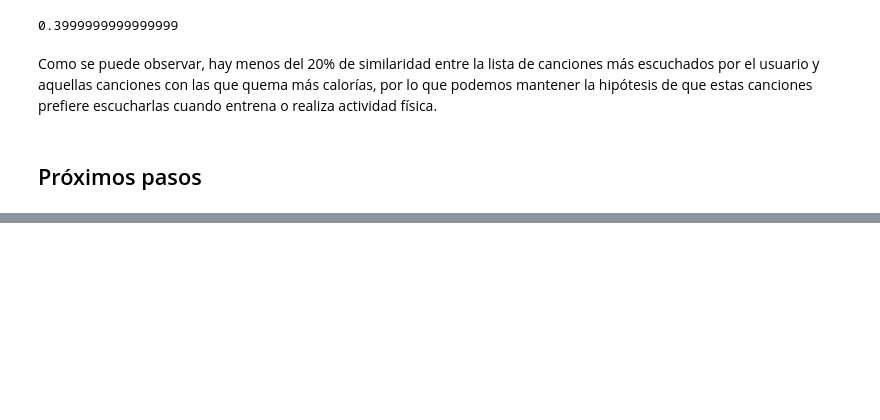
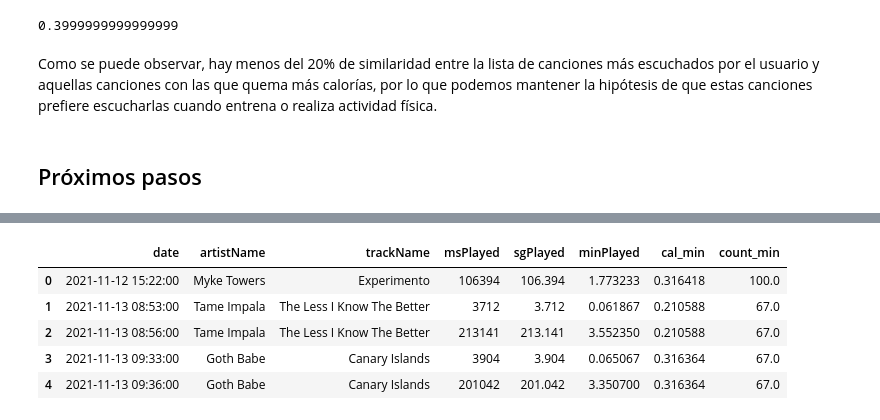
Before and after one commit to mariamino/Music_to_burn_calories_Final_Project, a Jupyter notebook: jupyter/Apple cal.ipynb, the cells around one changed output, grey strips where cells are left out. Drawn from its saved outputs; the diff is of its cells as text; code cells hidden in the pictures; blank space fills up the shorter version.

```diff
--- a/jupyter/Apple cal.ipynb
+++ b/jupyter/Apple cal.ipynb
@@ -435,0 +517,2 @@ Como se puede observar, hay menos del 20% de similaridad entre la lista de canci
+# %%
+l.count_min.ffill(inplace=True)
@@ -435,0 +543,9 @@ Como se puede observar, hay menos del 20% de similaridad entre la lista de canci
+# %%
+data.head()
+# %% [output]
+|  | date | artistName | trackName | msPlayed | sgPlayed | minPlayed | cal_min | count_min |
+| 0 | 2021-11-12 15:22:00 | Myke Towers | Experimento | 106394 | 106.394 | 1.773233 | 0.316418 | 100.0 |
+| 1 | 2021-11-13 08:53:00 | Tame Impala | The Less I Know The Better | 3712 | 3.712 | 0.061867 | 0.210588 | 67.0 |
+| 2 | 2021-11-13 08:56:00 | Tame Impala | The Less I Know The Better | 213141 | 213.141 | 3.552350 | 0.210588 | 67.0 |
+| 3 | 2021-11-13 09:33:00 | Goth Babe | Canary Islands | 3904 | 3.904 | 0.065067 | 0.316364 | 67.0 |
+| 4 | 2021-11-13 09:36:00 | Goth Babe | Canary Islands | 201042 | 201.042 | 3.350700 | 0.316364 | 67.0 |
```
Also changed, not shown: parts of 31 cells of this notebook, 1 other file.
